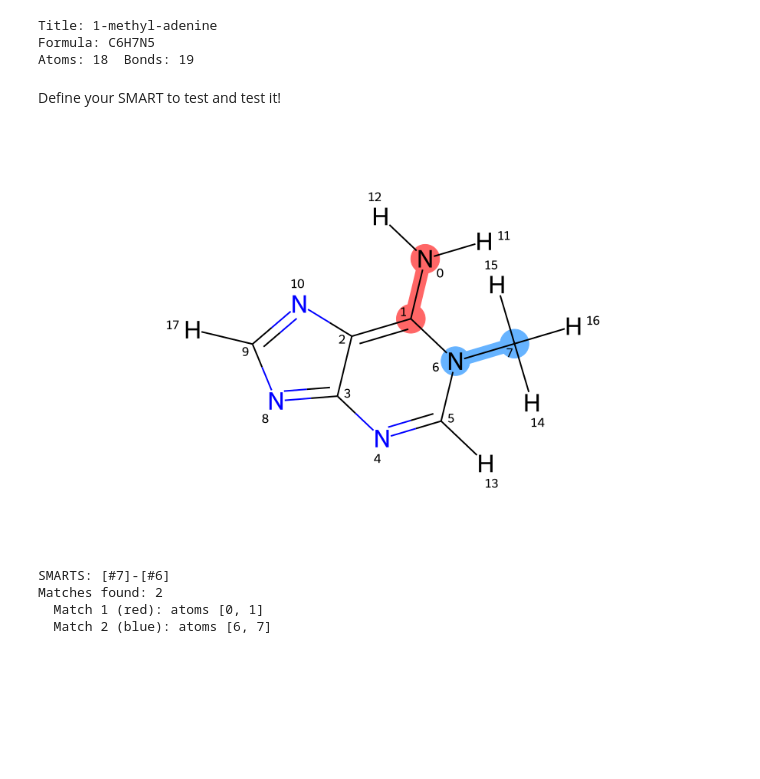
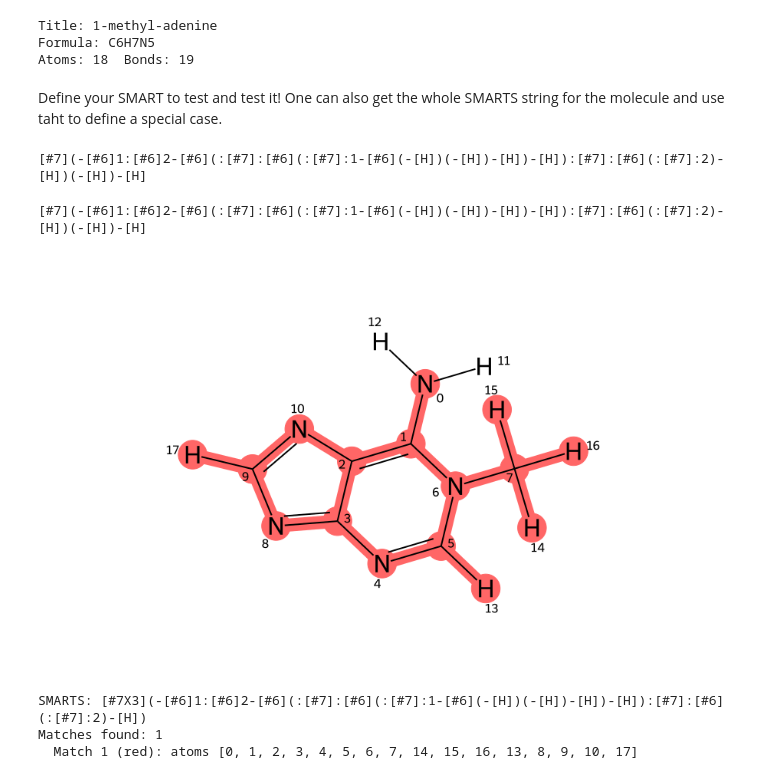
Before and after one commit to AlexandriaChemistry/ACT, a Jupyter notebook: Jupyter/atom_bond_types/test_smarts.ipynb, the cells around one changed output. Saved outputs shown, nothing was run; the diff lists cells and outputs as text; code cells hidden in the pictures; blank space fills up the shorter version.

Commit message:
updated atomtype to obtype and added more explanation to how to define special cases

```diff
--- a/Jupyter/atom_bond_types/test_smarts.ipynb
+++ b/Jupyter/atom_bond_types/test_smarts.ipynb
@@ -43,16 +43,22 @@ Title: 1-methyl-adenine
 Formula: C6H7N5
 Atoms: 18  Bonds: 19
 # %% [markdown]
-Define your SMART to test and test it!
+Define your SMART to test and test it! One can also get the whole SMARTS string for the molecule and use taht to define a special case.
+# %%
+smarts_string = Chem.MolToSmarts(mol)
+print(smarts_string)
+# %% [output]
+[#7](-[#6]1:[#6]2-[#6](:[#7]:[#6](:[#7]:1-[#6](-[H])(-[H])-[H])-[H]):[#7]:[#6](:[#7]:2)-[H])(-[H])-[H]
 # %%
 # SMARTS test
-smarts_to_test = '[#7]-[#6]'
+smarts_to_test = '[#7X3](-[#6]1:[#6]2-[#6](:[#7]:[#6](:[#7]:1-[#6](-[H])(-[H])-[H])-[H]):[#7]:[#6](:[#7]:2)-[H])'
 
 pattern = Chem.MolFromSmarts(smarts_to_test)
 if pattern is None:
     raise ValueError(f'Invalid SMARTS: {smarts_to_test}')
 
 matches = mol.GetSubstructMatches(pattern)
+
 #print(matches)
 if not matches:
     print("No matches found.")
@@ -98,35 +104,35 @@ else:
     # atom index labels
     for atom in mol2d.GetAtoms():
         atom.SetProp('atomNote', str(atom.GetIdx()))
 
     # draw
     drawer = rdMolDraw2D.MolDraw2DCairo(900, 550)
     opts = drawer.drawOptions()
     opts.addAtomIndices = False
     opts.highlightBondWidthMultiplier = 8
     opts.highlightRadius = 0.35
     opts.padding = 0.15
 
     rdMolDraw2D.PrepareAndDrawMolecule(
         drawer,
         mol2d,
         highlightAtoms=highlight_atoms,
         highlightAtomColors=atom_color_map,
         highlightBonds=highlight_bonds,
         highlightBondColors=bond_color_map,
     )
     drawer.FinishDrawing()
     display(Image(drawer.GetDrawingText()))
 
     # match summary
     print(f"SMARTS: {smarts_to_test}")
     print(f"Matches found: {len(matches)}")
     for i, mt in enumerate(matches):
         color_name = ["red","blue","green","yellow","purple","orange"][i % 6]
         print(f"  Match {i+1} ({color_name}): atoms {list(mt)}")
 # %% [output]
+[#7](-[#6]1:[#6]2-[#6](:[#7]:[#6](:[#7]:1-[#6](-[H])(-[H])-[H])-[H]):[#7]:[#6](:[#7]:2)-[H])(-[H])-[H]
-[figure, old version]
+[figure, new version]
-SMARTS: [#7]-[#6]
-Matches found: 2
-  Match 1 (red): atoms [0, 1]
-  Match 2 (blue): atoms [6, 7]
+SMARTS: [#7X3](-[#6]1:[#6]2-[#6](:[#7]:[#6](:[#7]:1-[#6](-[H])(-[H])-[H])-[H]):[#7]:[#6](:[#7]:2)-[H])
+Matches found: 1
+  Match 1 (red): atoms [0, 1, 2, 3, 4, 5, 6, 7, 14, 15, 16, 13, 8, 9, 10, 17]
```
Also changed, not shown: 1 other file.
